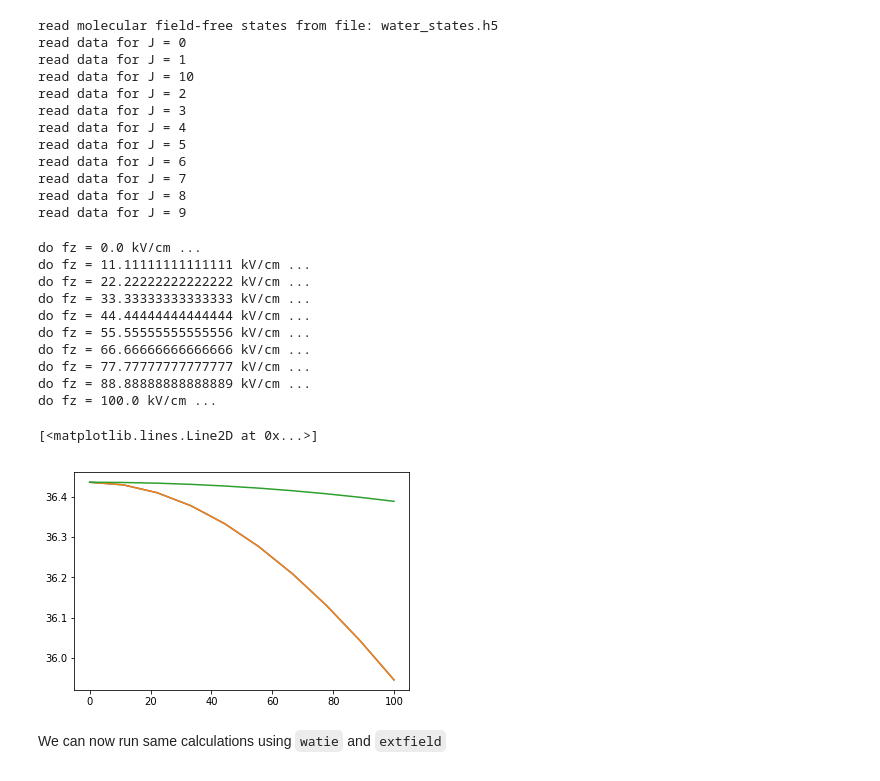
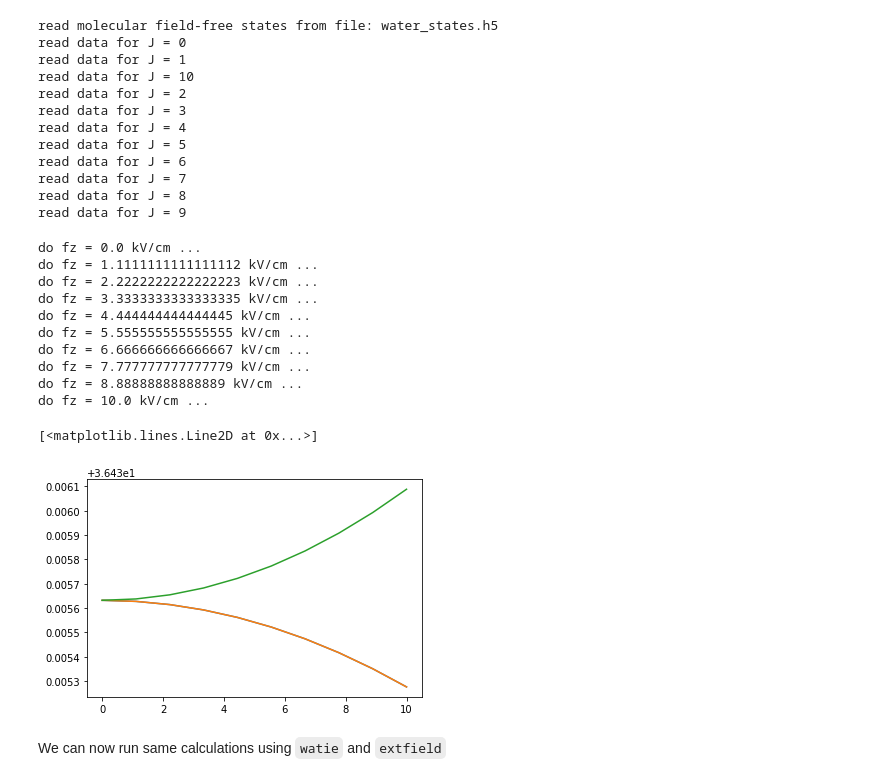
Before and after one commit to CFEL-CMI/richmol, a Jupyter notebook: doc/source/notebooks/water_stark.ipynb, the cells around one changed output. Cells and saved outputs as stored; diff of their text form; code cells hidden in the pictures.

```diff
--- a/doc/source/notebooks/water_stark.ipynb
+++ b/doc/source/notebooks/water_stark.ipynb
@@ -20,7 +20,7 @@ The transformation of symmetric-top matrix elements $\langle J',k',m'|R_{A,\alph
 # %%
 # Define molecular and field parameters
 
-dipole = [0, 0, -1.9] # dipole moment of water in Debye
+dipole = [0, -1.9, 0] # dipole moment of water in Debye
 # please note the orientation of molecular axes in calculation of rotational states of water
 # in the exercise "Compute rotational energy levels of rigid water molecule" to assign correct dipole components
 
@@ -56,7 +56,7 @@ def kmat(omega, J1, k1, J2, k2):
 def mmat(omega, J1, m1, J2, m2):
         threej = np.array([wigner_3j(J2, omega, J1, m2, sigma, -m1) \
                            for sigma in reversed(range(-omega, omega + 1))], dtype=np.float64)
-        return np.sqrt(2.0 * J1 + 1) * np.sqrt(2.0 * J2 + 1) * (-1.0)**m1 * np.dot(umat.T, threej)
+        return np.sqrt(2.0 * J1 + 1) * np.sqrt(2.0 * J2 + 1) * (-1.0)**m1 * np.dot(np.linalg.pinv(umat), threej)
 # %%
 # Read from file previously computed rotational (field-free) states
 
@@ -123,44 +123,44 @@ for J1 in J_list:
 # %%
 # Build and diagonalize the total Hamiltonian for external electric field on a grid
 
 import matplotlib.pyplot as plt
 
 stark = []
 
-for Fz in np.linspace(0, 100, 10): # field in kV
+for Fz in np.linspace(0, 10, 10): # field in kV
 
     print("do fz =", Fz, "kV/cm ...")
     field = [0, 0, Fz * 1000] # field in V/cm
 
     # H' = -dipole * field = -sum_A(M_A * F_A) * K, convert to units cm^-1
     hmat = -np.block([[ np.kron( np.dot(mme[(J1, J2)], field), kme[(J1, J2)] ) * conv_to_cm \
                        for J2 in J_list] for J1 in J_list])
     # H = H0 + H'
     hmat += np.diag(np.concatenate([h0[J] for J in J_list]))
 
     # eigenvalues
     eigenval, eigenvec = np.linalg.eigh(hmat)
 
     stark.append([Fz, *eigenval])
 
 stark = np.array(stark)
 
 plt.plot(stark[:,0], stark[:,5])
 plt.plot(stark[:,0], stark[:,6])
 plt.plot(stark[:,0], stark[:,7])
 # %% [output]
 do fz = 0.0 kV/cm ...
-do fz = 11.11111111111111 kV/cm ...
-do fz = 22.22222222222222 kV/cm ...
-do fz = 33.33333333333333 kV/cm ...
-do fz = 44.44444444444444 kV/cm ...
-do fz = 55.55555555555556 kV/cm ...
-do fz = 66.66666666666666 kV/cm ...
-do fz = 77.77777777777777 kV/cm ...
-do fz = 88.88888888888889 kV/cm ...
-do fz = 100.0 kV/cm ...
+do fz = 1.1111111111111112 kV/cm ...
+do fz = 2.2222222222222223 kV/cm ...
+do fz = 3.3333333333333335 kV/cm ...
+do fz = 4.444444444444445 kV/cm ...
+do fz = 5.555555555555555 kV/cm ...
+do fz = 6.666666666666667 kV/cm ...
+do fz = 7.777777777777779 kV/cm ...
+do fz = 8.88888888888889 kV/cm ...
+do fz = 10.0 kV/cm ...
 [<matplotlib.lines.Line2D at 0x...>]
-[figure, old version]
+[figure, new version]
 # %% [markdown]
 We can now run same calculations using `watie` and `extfield`
 # %%
```
Also changed, not shown: parts of 3 cells of this notebook, 6 other files.
